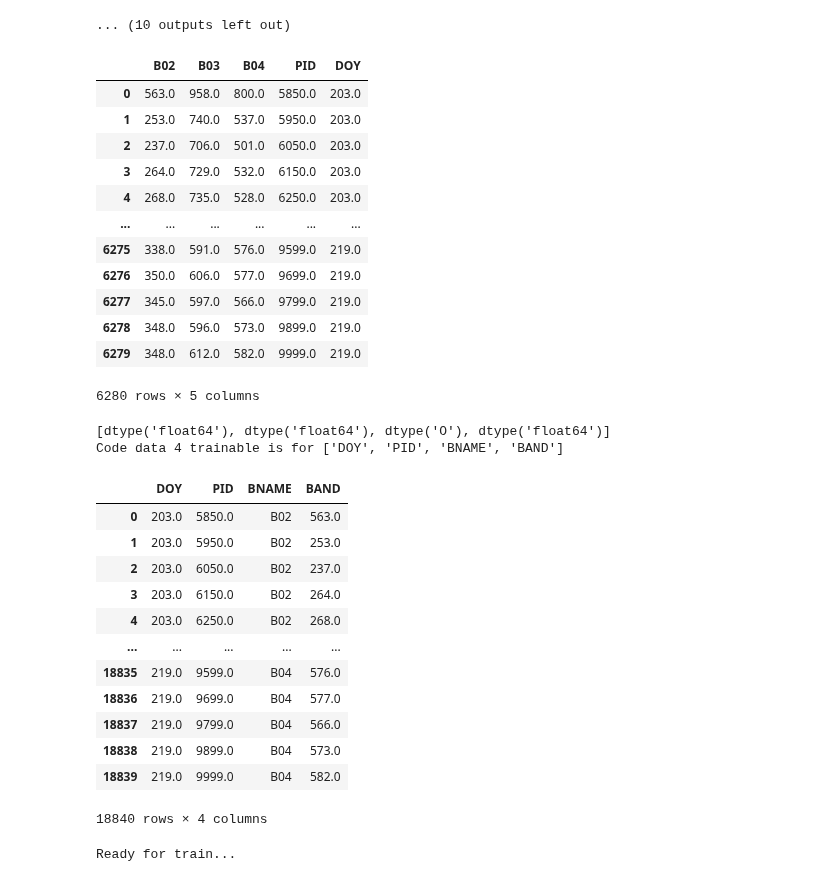
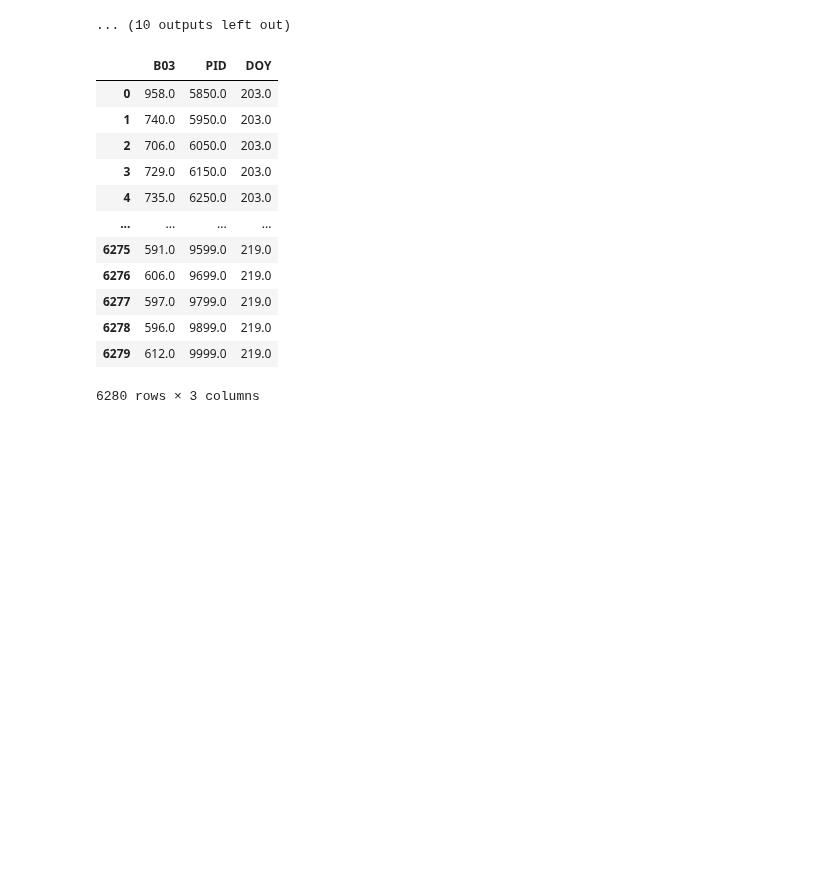
Before and after one commit to koyacolab/aispace, a Jupyter notebook: ai.ipynb, the cells around one changed output. Drawn from its saved outputs; the diff is of its cells as text; code cells hidden in the pictures; blank space fills up the shorter version.

Commit message:
one band trainable

```diff
--- a/ai.ipynb
+++ b/ai.ipynb
@@ -243,61 +243,46 @@ train_data
 # %%
 #### CODE DATA 4 TRAIN #####################################
 train_columns_list = ['B02', 'B03', 'B04', 'PID', 'DOY']
+train_columns_list = ['B03', 'PID', 'DOY']
 data = train_data[train_columns_list].copy()
 
 display(data)
 
-# Create a new DataFrame with four columns
-data = data.melt(id_vars=['PID', 'DOY'], value_vars=['B02', 'B03', 'B04'],
-                    var_name='BNAME', value_name='BAND')
+# # Create a new DataFrame with four columns
+# data = data.melt(id_vars=['PID', 'DOY'], value_vars=['B02', 'B03', 'B04'],
+#                     var_name='BNAME', value_name='BAND')
 
-data['BNAME'] = data['BNAME'].astype(str)
-#############################################################
+# data['BNAME'] = data['BNAME'].astype(str)
+# #############################################################
 
-# Get only trainable columns ###########################
-train_columns_list = ['DOY', 'PID', 'BNAME', 'BAND']
+# # Get only trainable columns ###########################
+# train_columns_list = ['DOY', 'PID', 'BNAME', 'BAND']
 
-data = data[train_columns_list].copy()
+# data = data[train_columns_list].copy()
 
-# data = data.astype(table_dtype)
-print(data.dtypes.tolist())
-# Reset the index to remove it
-data = data.reset_index(drop=True)
-# train_data.columns = final_columns_list
-print(f'Code data 4 trainable is for {train_columns_list}')
-display(data)
+# # data = data.astype(table_dtype)
+# print(data.dtypes.tolist())
+# # Reset the index to remove it
+# data = data.reset_index(drop=True)
+# # train_data.columns = final_columns_list
+# print(f'Code data 4 trainable is for {train_columns_list}')
+# display(data)
 
-print('Ready for train...')
+# print('Ready for train...')
 # %% [output]
-|  | B02 | B03 | B04 | PID | DOY |
-| 0 | 563.0 | 958.0 | 800.0 | 5850.0 | 203.0 |
-| 1 | 253.0 | 740.0 | 537.0 | 5950.0 | 203.0 |
-| 2 | 237.0 | 706.0 | 501.0 | 6050.0 | 203.0 |
-| 3 | 264.0 | 729.0 | 532.0 | 6150.0 | 203.0 |
-| 4 | 268.0 | 735.0 | 528.0 | 6250.0 | 203.0 |
-| ... | ... | ... | ... | ... | ... |
-| 6275 | 338.0 | 591.0 | 576.0 | 9599.0 | 219.0 |
-| 6276 | 350.0 | 606.0 | 577.0 | 9699.0 | 219.0 |
-| 6277 | 345.0 | 597.0 | 566.0 | 9799.0 | 219.0 |
-| 6278 | 348.0 | 596.0 | 573.0 | 9899.0 | 219.0 |
-| 6279 | 348.0 | 612.0 | 582.0 | 9999.0 | 219.0 |
+|  | B03 | PID | DOY |
+| 0 | 958.0 | 5850.0 | 203.0 |
+| 1 | 740.0 | 5950.0 | 203.0 |
+| 2 | 706.0 | 6050.0 | 203.0 |
+| 3 | 729.0 | 6150.0 | 203.0 |
+| 4 | 735.0 | 6250.0 | 203.0 |
+| ... | ... | ... | ... |
+| 6275 | 591.0 | 9599.0 | 219.0 |
+| 6276 | 606.0 | 9699.0 | 219.0 |
+| 6277 | 597.0 | 9799.0 | 219.0 |
+| 6278 | 596.0 | 9899.0 | 219.0 |
+| 6279 | 612.0 | 9999.0 | 219.0 |
-6280 rows × 5 columns
+6280 rows × 3 columns
-[dtype('float64'), dtype('float64'), dtype('O'), dtype('float64')]
-Code data 4 trainable is for ['DOY', 'PID', 'BNAME', 'BAND']
-|  | DOY | PID | BNAME | BAND |
-| 0 | 203.0 | 5850.0 | B02 | 563.0 |
-| 1 | 203.0 | 5950.0 | B02 | 253.0 |
-| 2 | 203.0 | 6050.0 | B02 | 237.0 |
-| 3 | 203.0 | 6150.0 | B02 | 264.0 |
-| 4 | 203.0 | 6250.0 | B02 | 268.0 |
-| ... | ... | ... | ... | ... |
-| 18835 | 219.0 | 9599.0 | B04 | 576.0 |
-| 18836 | 219.0 | 9699.0 | B04 | 577.0 |
-| 18837 | 219.0 | 9799.0 | B04 | 566.0 |
-| 18838 | 219.0 | 9899.0 | B04 | 573.0 |
-| 18839 | 219.0 | 9999.0 | B04 | 582.0 |
-18840 rows × 4 columns
-Ready for train...
 # %%
 # Split the DataFrame into training and test DataFrames
 # train_data, test_data = train_test_split(data, test_size=0.2, random_state=42)
```
Also changed, not shown: parts of 1 cell of this notebook, 2 other files.
